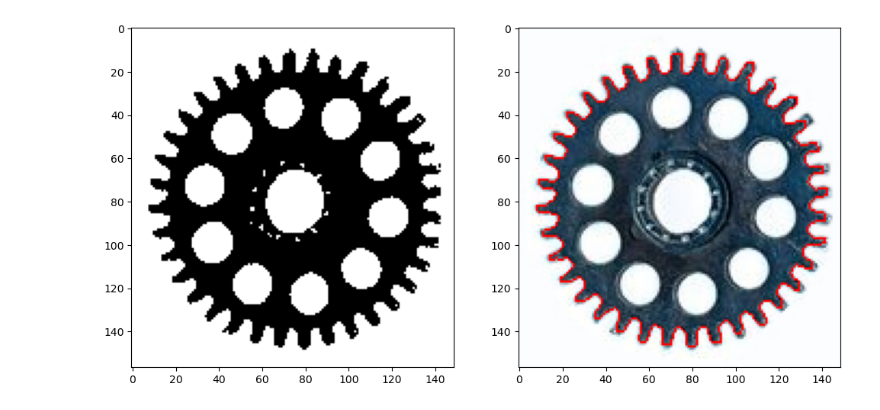
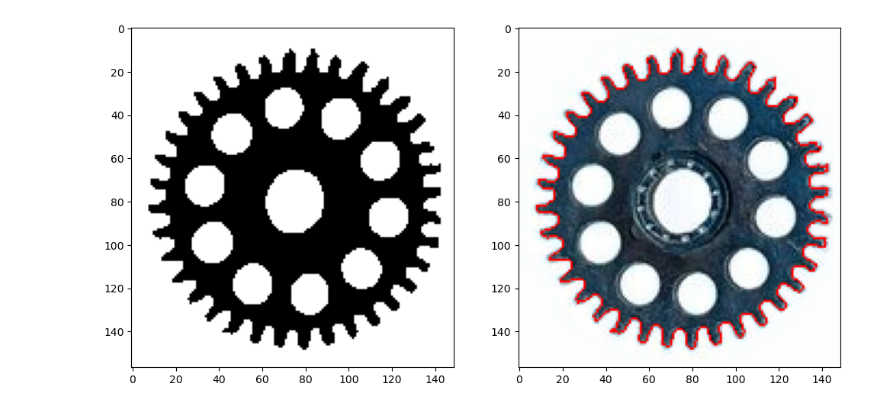
Before and after one commit to KrzysztofGG/ZAW, a Jupyter notebook: lab9/lab9.ipynb, the cells around one changed output. Cells and saved outputs as stored; diff of their text form; code cells hidden in the pictures.

```diff
--- a/lab9/lab9.ipynb
+++ b/lab9/lab9.ipynb
@@ -1,30 +1,30 @@
 # %%
 import cv2
 import matplotlib.pyplot as plt
 import numpy as np
 
 
 trybik = cv2.imread('trybik.jpg')
 def draw_contours(img):
     imgG = cv2.cvtColor(img, cv2.COLOR_BGR2GRAY)
-    ret, thresh = cv2.threshold(imgG, 150, 255, cv2.THRESH_BINARY + cv2.THRESH_BINARY + cv2.THRESH_OTSU)
-    closed = cv2.morphologyEx(thresh, cv2.MORPH_CLOSE, np.ones((3, 3),
+    ret, thresh = cv2.threshold(imgG, 150, 255, cv2.THRESH_BINARY)
+    closed = cv2.morphologyEx(thresh, cv2.MORPH_OPEN, np.ones((3, 3),
         np.uint8))
     closed_not = cv2.bitwise_not(closed)
 
 
     contours, hierarchy = cv2.findContours(closed_not, cv2.RETR_TREE,
                                             cv2.CHAIN_APPROX_NONE)
 
-    cv2.drawContours(img, contours[0], -1, (255, 0, 0))
+    cv2.drawContours(img, contours[0], -1, (255, 0, 0), 1)
 
     f, ax =plt.subplots(1, 2, figsize=(12, 8))
-    ax[0].imshow(thresh, 'gray')
+    ax[0].imshow(closed, 'gray')
     ax[1].imshow(img)
 
 draw_contours(trybik)
 # %% [output]
-[figure, old version]
+[figure, new version]
 # %%
 import numpy as np
 
```
Also changed, not shown: parts of 4 cells of this notebook, 2 other files.
